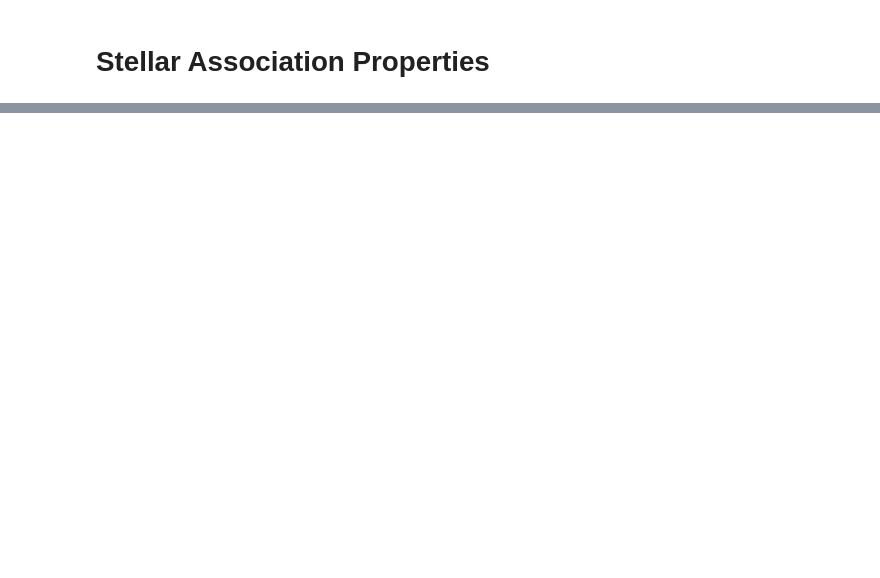
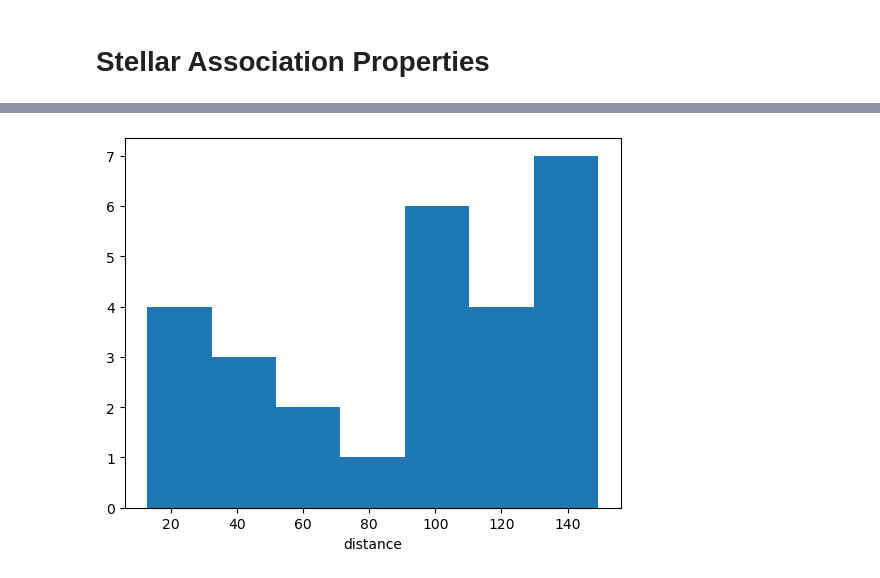
Before and after one commit to AutumnPearce/ISObooks, a Jupyter notebook: associations/associations.ipynb, the cells around one changed output, grey strips where cells are left out. Saved outputs shown, nothing was run; the diff lists cells and outputs as text; code cells hidden in the pictures; blank space fills up the shorter version.

```diff
--- a/associations/associations.ipynb
+++ b/associations/associations.ipynb
@@ -23,0 +138,6 @@ plt.scatter(data['X'], data['Y'], color = 'teal', s=8)
+# %%
+plt.hist(data['distance'],bins=7)
+plt.xlabel('distance')
+plt.show()
+# %% [output]
+[figure, added]
```
Also changed, not shown: parts of 17 cells of this notebook, 2 other files.
